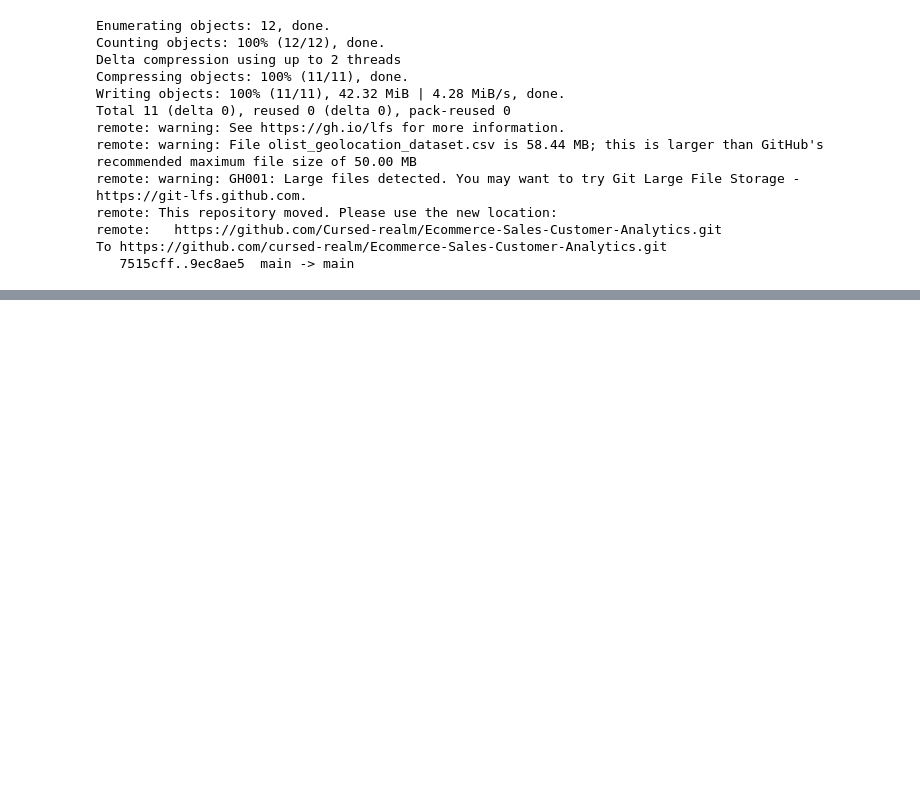
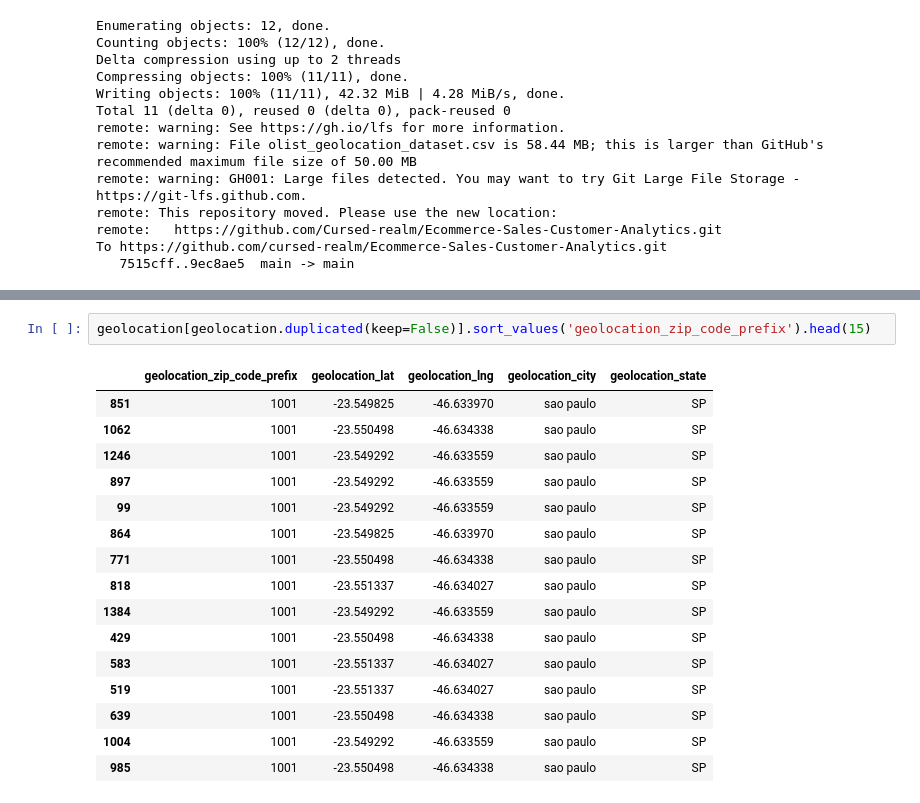
Before and after one commit to Cursed-realm/Ecommerce-Sales-Customer-Analytics, a Jupyter notebook: Ecommerce_Sales_Customer_Analytics.ipynb, the cells around one changed output, grey strips where cells are left out. Drawn from its saved outputs; the diff is of its cells as text; blank space fills up the shorter version.

```diff
--- a/Ecommerce_Sales_Customer_Analytics.ipynb
+++ b/Ecommerce_Sales_Customer_Analytics.ipynb
@@ -145,0 +298,19 @@ To https://github.com/cursed-realm/Ecommerce-Sales-Customer-Analytics.git
+# %%
+geolocation[geolocation.duplicated(keep=False)].sort_values('geolocation_zip_code_prefix').head(15)
+# %% [output]
+|  | geolocation_zip_code_prefix | geolocation_lat | geolocation_lng | geolocation_city | geolocation_state |
+| 851 | 1001 | -23.549825 | -46.633970 | sao paulo | SP |
+| 1062 | 1001 | -23.550498 | -46.634338 | sao paulo | SP |
+| 1246 | 1001 | -23.549292 | -46.633559 | sao paulo | SP |
+| 897 | 1001 | -23.549292 | -46.633559 | sao paulo | SP |
+| 99 | 1001 | -23.549292 | -46.633559 | sao paulo | SP |
+| 864 | 1001 | -23.549825 | -46.633970 | sao paulo | SP |
+| 771 | 1001 | -23.550498 | -46.634338 | sao paulo | SP |
+| 818 | 1001 | -23.551337 | -46.634027 | sao paulo | SP |
+| 1384 | 1001 | -23.549292 | -46.633559 | sao paulo | SP |
+| 429 | 1001 | -23.550498 | -46.634338 | sao paulo | SP |
+| 583 | 1001 | -23.551337 | -46.634027 | sao paulo | SP |
+| 519 | 1001 | -23.551337 | -46.634027 | sao paulo | SP |
+| 639 | 1001 | -23.550498 | -46.634338 | sao paulo | SP |
+| 1004 | 1001 | -23.549292 | -46.633559 | sao paulo | SP |
+| 985 | 1001 | -23.550498 | -46.634338 | sao paulo | SP |
```
Also changed, not shown: parts of 27 cells of this notebook.
